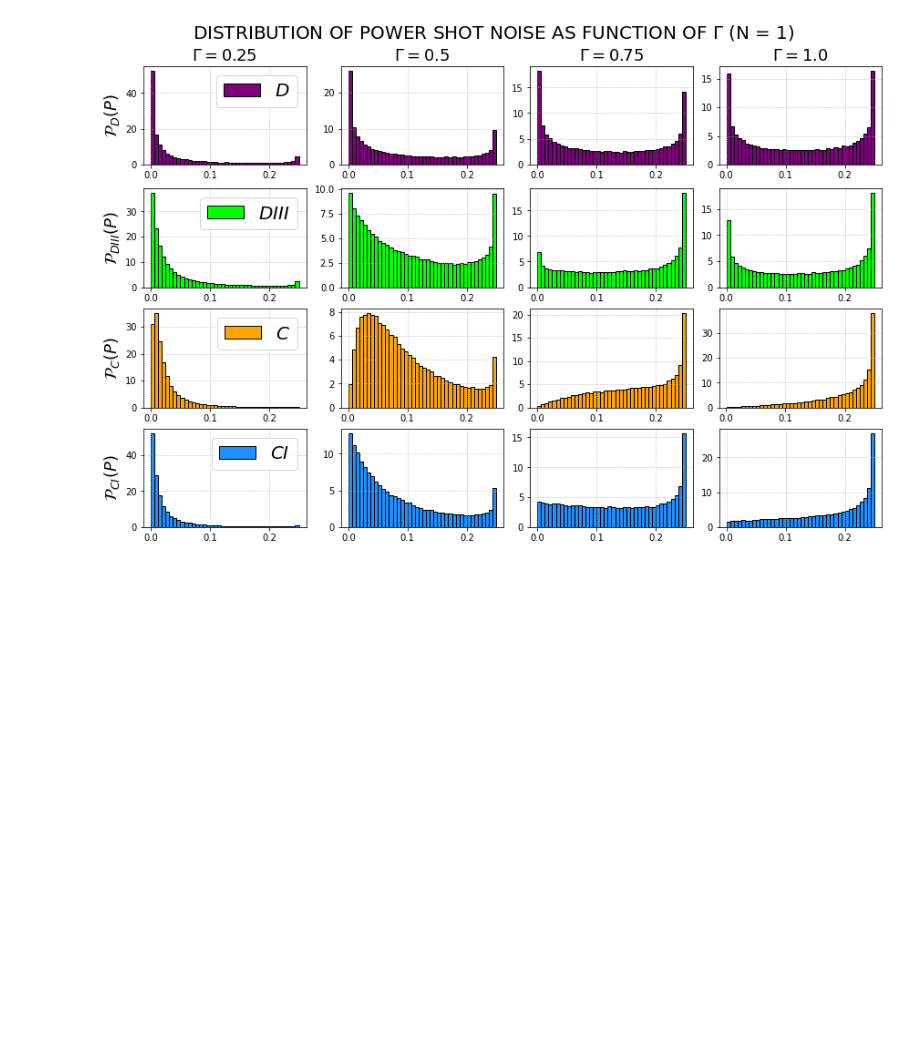
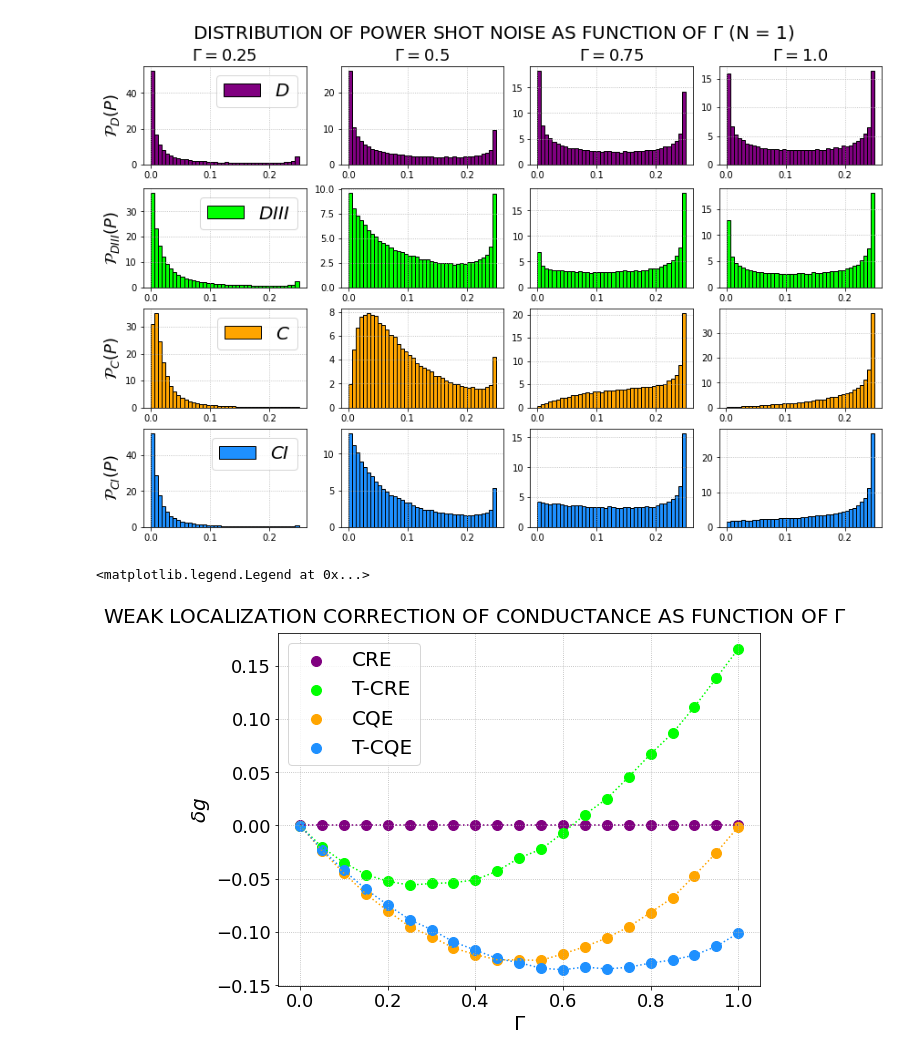
Before and after one commit to Rafffaelb/Andreev_Billiard, a Jupyter notebook: Altland-Zirnbauer/Data_Analysis/Andreev_Conductance_ShotNoise.ipynb, the cells around one changed output. Cells and saved outputs as stored; diff of their text form; code cells hidden in the pictures; blank space fills up the shorter version.

Commit message:
Updating Andreev Conductance_ShotNoise jupyter notebook file

```diff
--- a/Altland-Zirnbauer/Data_Analysis/Andreev_Conductance_ShotNoise.ipynb
+++ b/Altland-Zirnbauer/Data_Analysis/Andreev_Conductance_ShotNoise.ipynb
@@ -1118,0 +1124,23 @@ for j in range(0,4):
+# %%
+fig, axs = plt.subplots(1,1, figsize = (8,6), constrained_layout = True)
+
+fig.suptitle(r'WEAK LOCALIZATION CORRECTION OF CONDUCTANCE AS FUNCTION OF $\Gamma$', fontsize = 20)
+
+axs.plot([(i/20) for i in range(0,21)], (meanG_D_1 - meanG_D_1), color = 'purple', linestyle = ':', alpha = 1)
+axs.plot([(i/20) for i in range(0,21)], (meanG_DIII_1 - meanG_D_1), color = 'lime', linestyle = ':', alpha = 1)
+axs.plot([(i/20) for i in range(0,21)], (meanG_C_1 - meanG_D_1), color = 'orange', linestyle = ':', alpha = 1)
+axs.plot([(i/20) for i in range(0,21)], (meanG_CI_1 - meanG_D_1), color = 'dodgerblue', linestyle = ':', alpha = 1)
+
+axs.scatter([(i/20) for i in range(0,21)], (meanG_D_1 - meanG_D_1), label = 'CRE', s = 100, color = 'purple', alpha = 1)
+axs.scatter([(i/20) for i in range(0,21)], (meanG_DIII_1 - meanG_D_1), label = 'T-CRE' , s = 100, color = 'lime', alpha = 1)
+axs.scatter([(i/20) for i in range(0,21)], (meanG_C_1 - meanG_D_1), label = 'CQE', s = 100, color = 'orange', alpha = 1)
+axs.scatter([(i/20) for i in range(0,21)], (meanG_CI_1 - meanG_D_1), label = 'T-CQE', s = 100, color = 'dodgerblue', alpha = 1)
+
+axs.set_xlabel(r'$\Gamma$', fontsize = 20)
+axs.tick_params(axis = 'both', which = 'major', labelsize = 18)
+axs.set_ylabel(r'$\delta g$', fontsize = 20)
+axs.grid(linestyle=':')
+axs.legend(loc = "best", fontsize = 20)
+# %% [output]
+<matplotlib.legend.Legend at 0x...>
+[figure, added]
```
Also changed, not shown: parts of 8 cells of this notebook.
